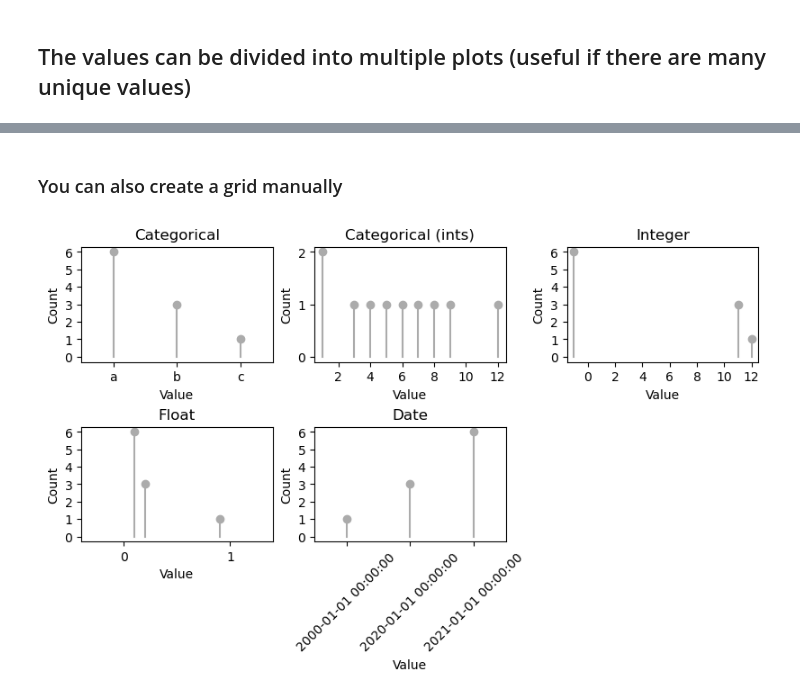
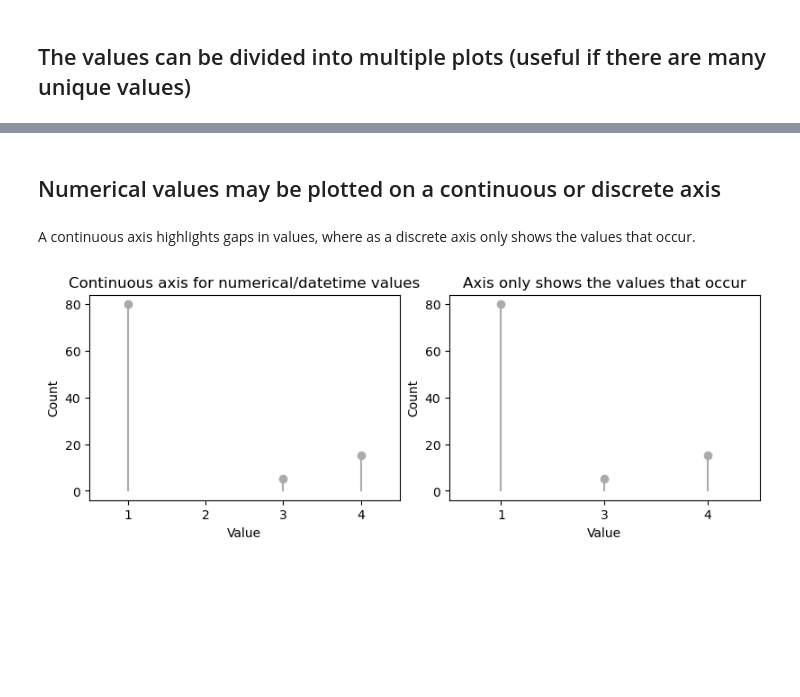
Before and after one commit to royruddle/vizdataquality, a Jupyter notebook: notebooks/Lollipop (value counts).ipynb, the cells around one changed output, grey strips where cells are left out. Drawn from its saved outputs; the diff is of its cells as text; code cells hidden in the pictures; blank space fills up the shorter version.

```diff
--- a/notebooks/Lollipop (value counts).ipynb
+++ b/notebooks/Lollipop (value counts).ipynb
@@ -14,3 +14,5 @@ from vizdataquality import datasets as vdqd, plot as vdqp
+# %%
+mpl.style.use('tableau-colorblind10')
 # %% [markdown]
 ## Get a dataframe's profile
 # %%
@@ -62,23 +57,21 @@ vdqp.plotgrid('value counts', df, num_cols=3, vert=False, fig_kw=fig_kw, ax_kw=a
 # %% [markdown]
-### You can also create a grid manually
+## Numerical values may be plotted on a continuous or discrete axis
+# %% [markdown]
+ A continuous axis highlights gaps in values, where as a discrete axis only shows the values that occur.
 # %%
-nrow = 2
-ncol = 3
+vcints = df['Categorical (ints)'].value_counts()
+nrow = 1
+ncol = 2
 fig, axs = plt.subplots(nrow, ncol)
-fig_kw = {'size_inches': (8, 5), 'constrained_layout': True}
+fig_kw = {'size_inches': (8, 3), 'constrained_layout': True}
 fig.set(**fig_kw)
+title = 'Continuous axis for numerical/datetime values'
+cva = True
 
-count = 0
-
-for l1 in range(nrow):
-    for l2 in range(ncol):
-        if count < df.shape[1]:
-            col = df.columns[count]
-            ax_kw = {'title': col, 'xlabel': 'Value', 'ylabel': 'Count'}
-            vdqp.lollipop(df[col].value_counts(), ax_input=axs[l1, l2], ax_kw=ax_kw, xlabels_rotate=(45 if count == 4 else 0))
-        else:
-            axs[l1, l2].axis('off')
-
-        count += 1
+for l1 in range(ncol):
+        ax_kw = {'title': title, 'xlabel': 'Value', 'ylabel': 'Count'}
+        vdqp.lollipop(vcints, ax_input=axs[l1], continuous_value_axis=cva, ax_kw=ax_kw)
+        title = 'Axis only shows the values that occur'
+        cva = False
 # %% [output]
-[figure, old version]
+[figure, new version]
```
Also changed, not shown: parts of 11 cells of this notebook, 2 other files.
